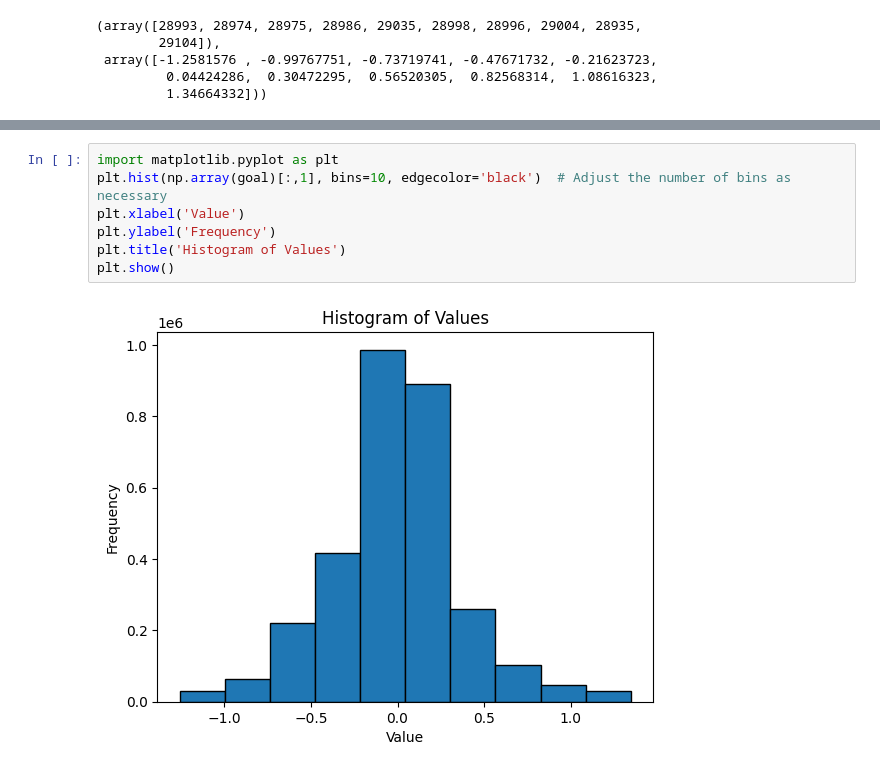
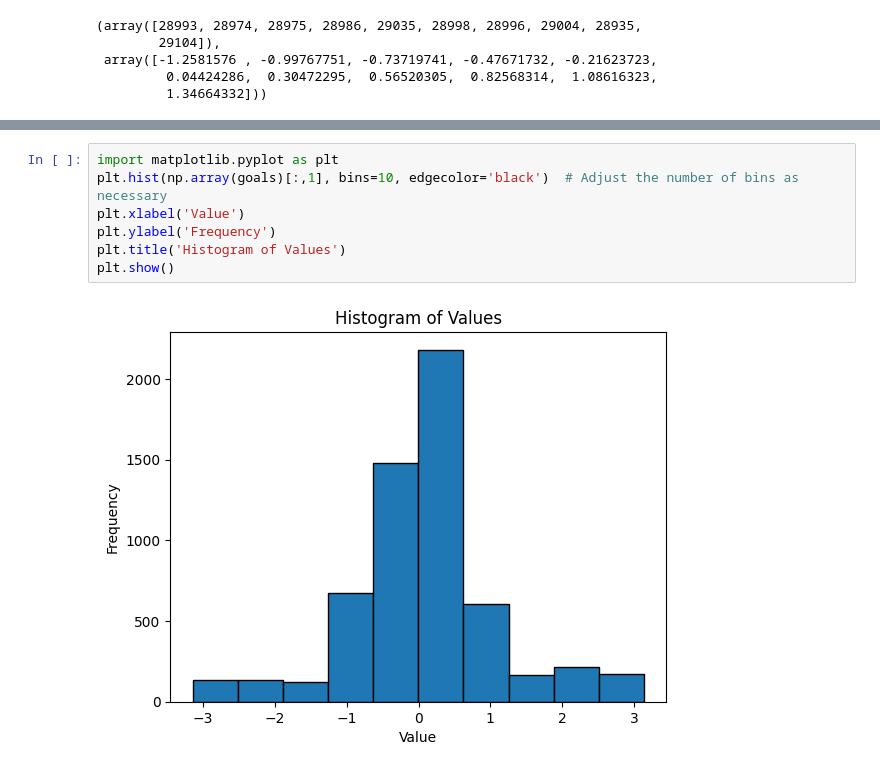
Before and after one commit to nigitha-16/Learning_Based_Robot_Navigation, a Jupyter notebook: Imitation Learning/imitaion_learning.ipynb, the cells around one changed output, grey strips where cells are left out. Drawn from its saved outputs; the diff is of its cells as text.

```diff
--- a/Imitation Learning/imitaion_learning.ipynb
+++ b/Imitation Learning/imitaion_learning.ipynb
@@ -1176,10 +1064,10 @@ sampled_goals
         [0.72056421, 1.25144596]])]
 # %%
 import matplotlib.pyplot as plt
-plt.hist(np.array(goal)[:,1], bins=10, edgecolor='black')  # Adjust the number of bins as necessary
+plt.hist(np.array(goals)[:,1], bins=10, edgecolor='black')  # Adjust the number of bins as necessary
 plt.xlabel('Value')
 plt.ylabel('Frequency')
 plt.title('Histogram of Values')
 plt.show()
 # %% [output]
-[figure, old version]
+[figure, new version]
```
Also changed, not shown: parts of 30 cells of this notebook, 7 other files.
